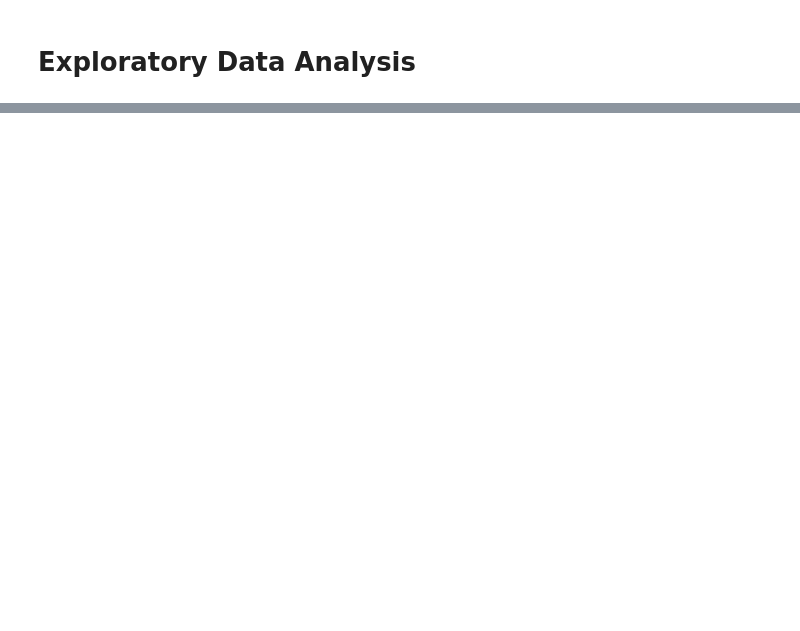
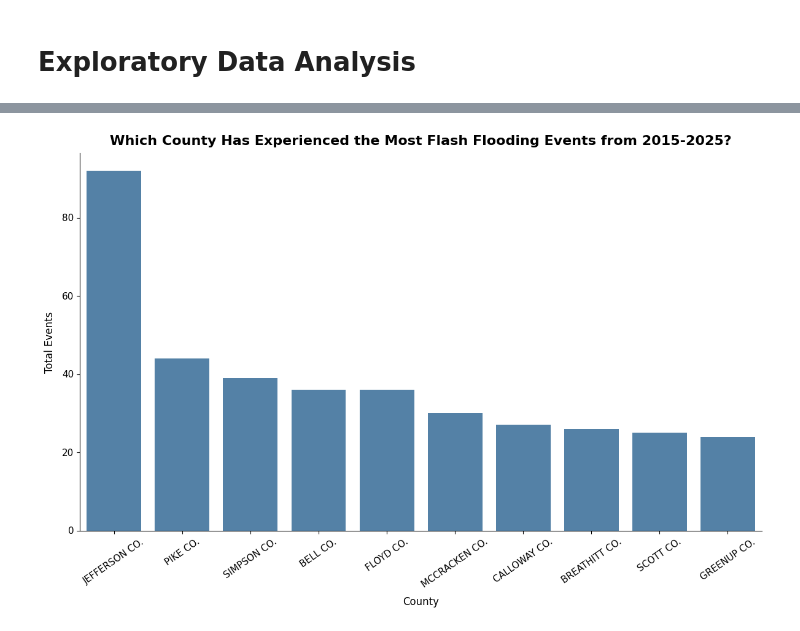
Before and after one commit to ashleyadehart/flash_floods_ky_2015_2025, a Jupyter notebook: flash_floods_ky_2015_2025.ipynb, the cells around one changed output, grey strips where cells are left out. Saved outputs shown, nothing was run; the diff lists cells and outputs as text; code cells hidden in the pictures; blank space fills up the shorter version.

```diff
--- a/flash_floods_ky_2015_2025.ipynb
+++ b/flash_floods_ky_2015_2025.ipynb
@@ -242,0 +551,56 @@ plt.show()
+# %%
+# Create a bar chart that shows the top 10 counties with the most flash flooding events
+county_counts = (
+    df.groupby("COUNTY_NAME")
+      .size()
+      .reset_index(name="Total_Events")
+      .sort_values("Total_Events", ascending=False)
+      .head(10)
+)
+
+plt.figure(figsize=(12, 8))
+
+sns.barplot(
+    data=county_counts,
+    x="COUNTY_NAME",
+    y="Total_Events",
+    color="steelblue"
+)
+
+plt.title(
+    "Which County Has Experienced the Most Flash Flooding Events from 2015-2025?",
+    fontsize=16,
+    fontweight="bold",
+    pad=10
+)
+
+plt.xlabel(
+    "County",
+    fontsize=12,
+    labelpad=8
+)
+
+plt.ylabel(
+    "Total Events",
+    fontsize=12,
+    labelpad=8
+)
+
+plt.xticks(
+    rotation=35,
+    ha="center",
+    fontsize=11
+)
+
+plt.yticks(
+    va="center",
+    fontsize=11
+)
+
+plt.gca().spines["top"].set_visible(False)
+plt.gca().spines["right"].set_visible(False)
+
+plt.tight_layout()
+plt.show()
+# %% [output]
+[figure, added]
```
Also changed, not shown: parts of 31 cells of this notebook.
